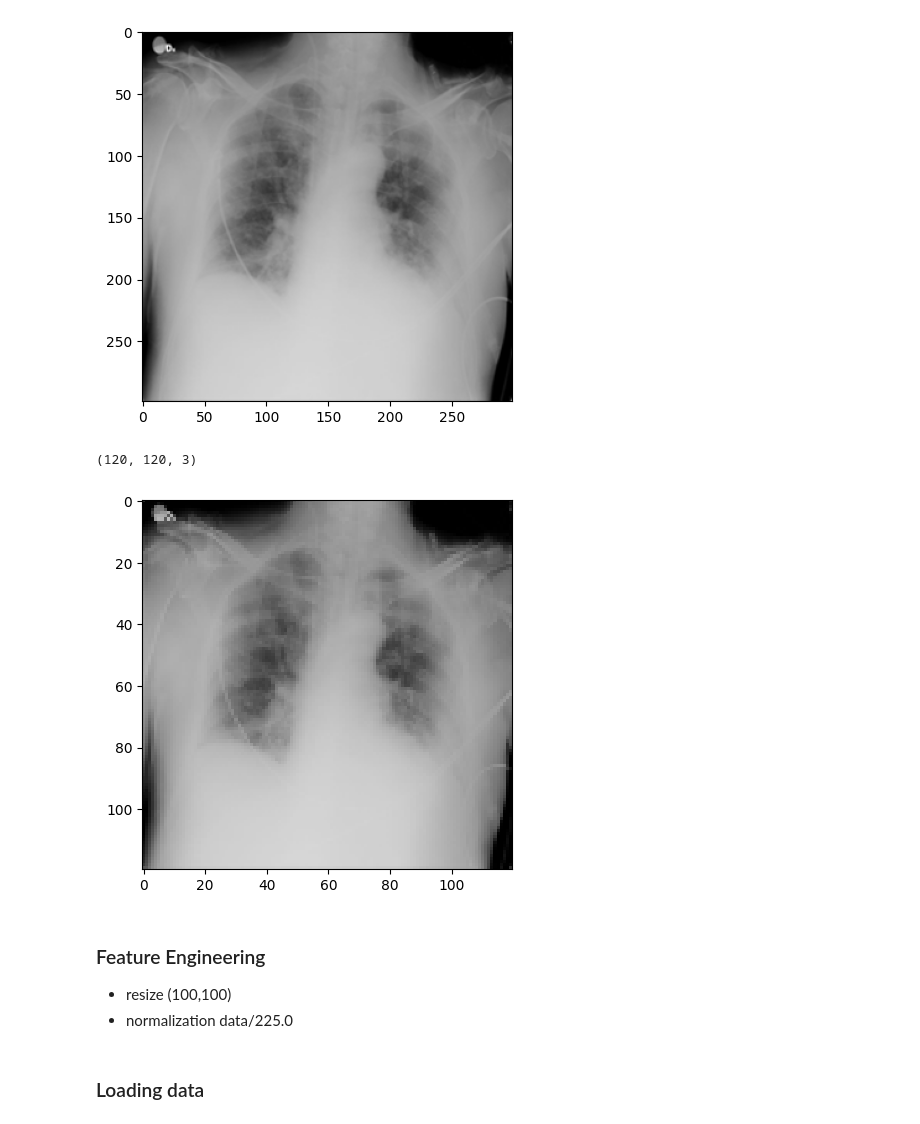
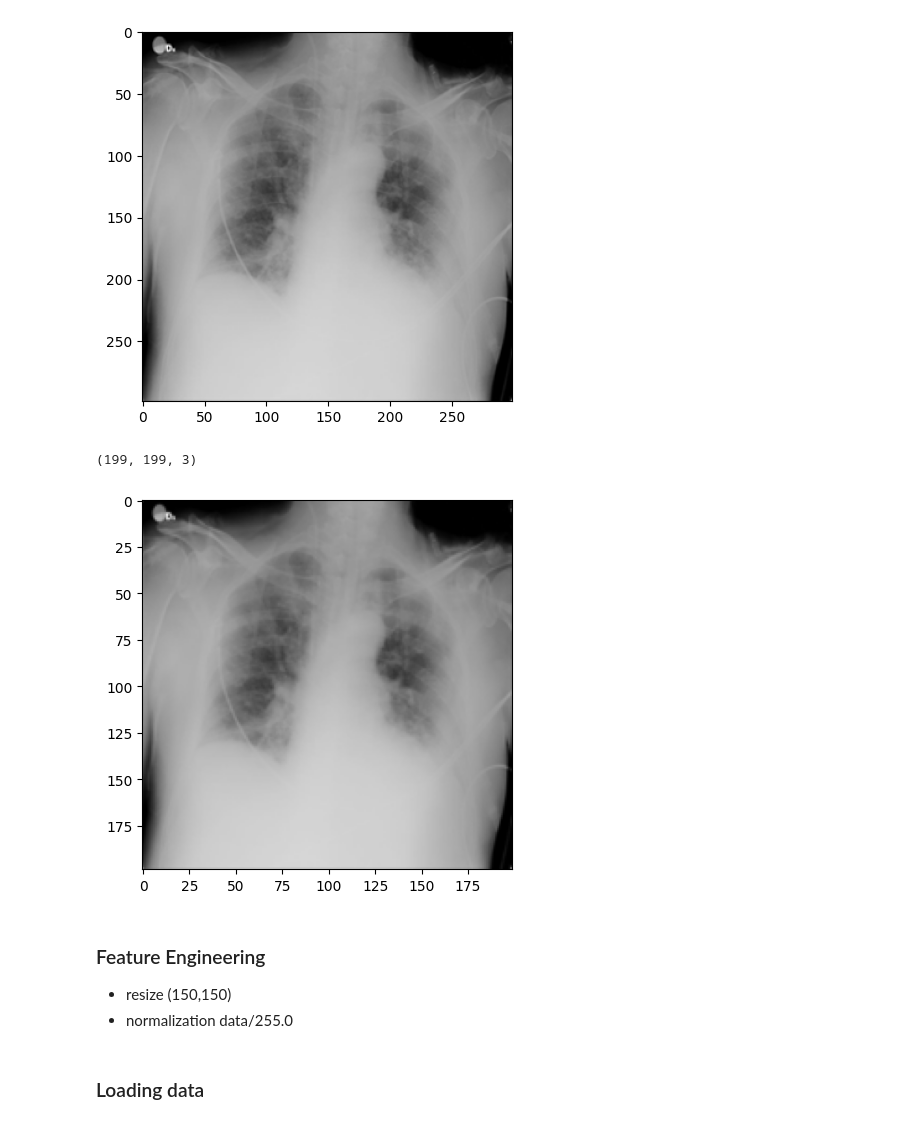
Before and after one commit to garza3333/RP_Proyecto2, a Jupyter notebook: MLP/mlp.ipynb, the cells around one changed output. Cells and saved outputs as stored; diff of their text form; code cells hidden in the pictures.

```diff
--- a/MLP/mlp.ipynb
+++ b/MLP/mlp.ipynb
@@ -31,14 +21,14 @@ print(img.shape)
 [figure]
 # %%
 img = cv2.imread(covid_images_path+"/COVID-1.png")
-img_resized = cv2.resize(img,(120,120))
+img_resized = cv2.resize(img,(199,199))
 plt.imshow(img_resized)
 print(img_resized.shape)
 # %% [output]
-(120, 120, 3)
+(199, 199, 3)
-[figure, old version]
+[figure, new version]
 # %% [markdown]
 ### Feature Engineering
-* resize (100,100)
-* normalization data/225.0
+* resize (150,150)
+* normalization data/255.0
 # %%
```
Also changed, not shown: parts of 17 cells of this notebook, 2 other files.
